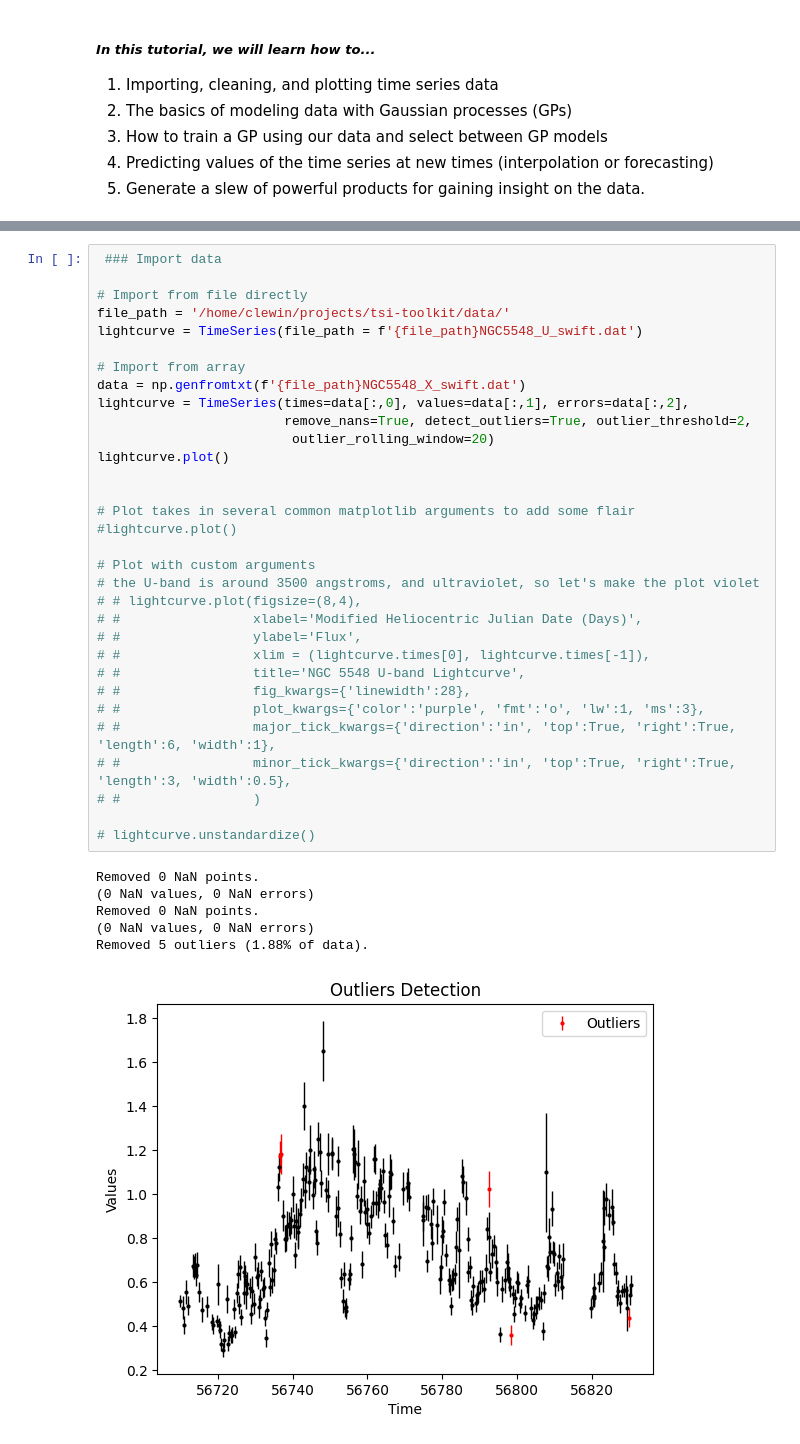
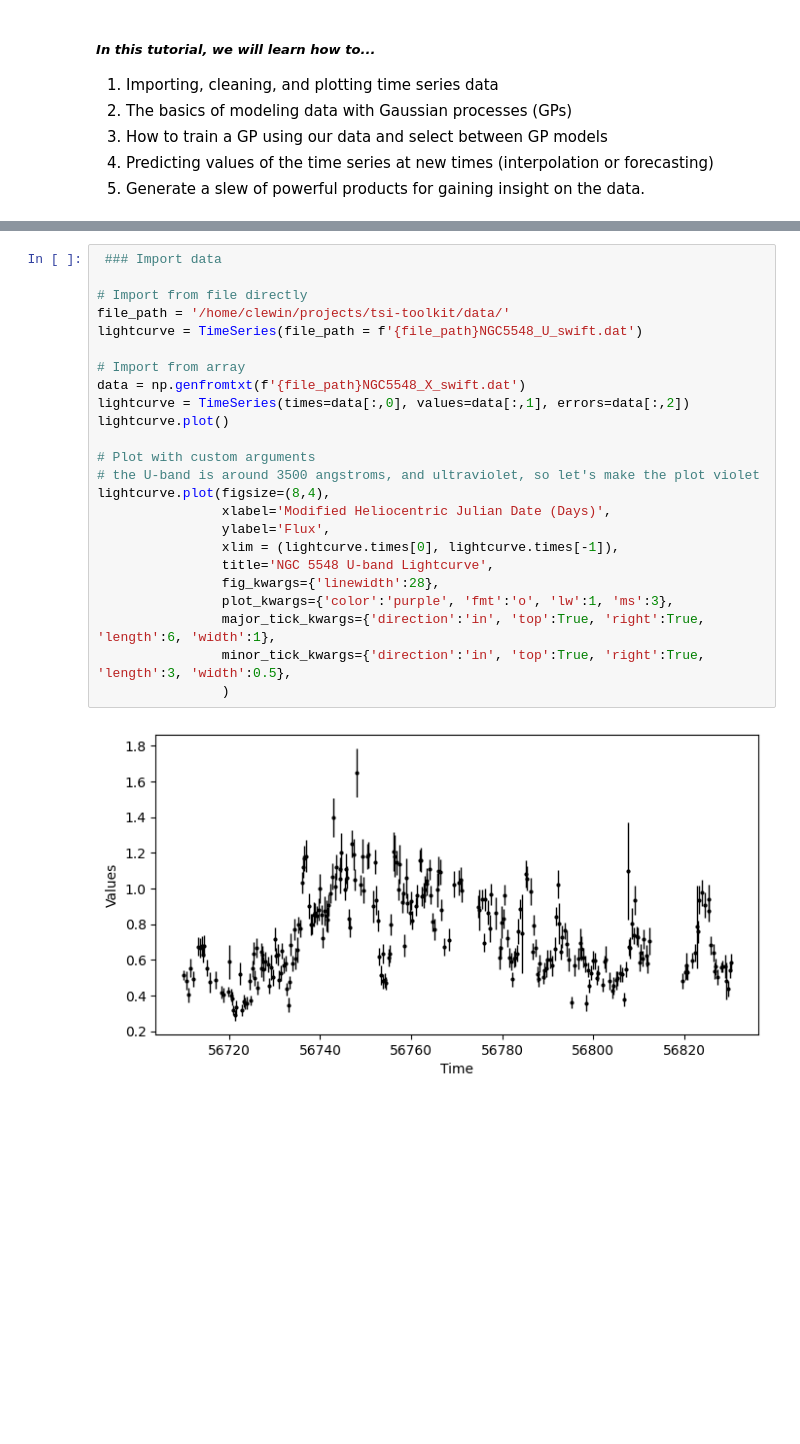
Before and after one commit to collinlewin/STELA-Toolkit, a Jupyter notebook: tutorials/gp_tutorial.ipynb, the cells around one changed output, grey strips where cells are left out. Drawn from its saved outputs; the diff is of its cells as text; blank space fills up the shorter version.

```diff
--- a/tutorials/gp_tutorial.ipynb
+++ b/tutorials/gp_tutorial.ipynb
@@ -24,39 +25,26 @@ The autoreload extension is already loaded. To reload it, use:
 # %%
  ### Import data
 
 # Import from file directly
 file_path = '/home/clewin/projects/tsi-toolkit/data/'
 lightcurve = TimeSeries(file_path = f'{file_path}NGC5548_U_swift.dat')
 
 # Import from array
 data = np.genfromtxt(f'{file_path}NGC5548_X_swift.dat')
-lightcurve = TimeSeries(times=data[:,0], values=data[:,1], errors=data[:,2],
-                        remove_nans=True, detect_outliers=True, outlier_threshold=2,
-                         outlier_rolling_window=20)
+lightcurve = TimeSeries(times=data[:,0], values=data[:,1], errors=data[:,2])
 lightcurve.plot()
-
-
-# Plot takes in several common matplotlib arguments to add some flair
-#lightcurve.plot()
 
 # Plot with custom arguments
 # the U-band is around 3500 angstroms, and ultraviolet, so let's make the plot violet
-# # lightcurve.plot(figsize=(8,4),
-# #                 xlabel='Modified Heliocentric Julian Date (Days)',
-# #                 ylabel='Flux',
-# #                 xlim = (lightcurve.times[0], lightcurve.times[-1]),
-# #                 title='NGC 5548 U-band Lightcurve',
-# #                 fig_kwargs={'linewidth':28},
-# #                 plot_kwargs={'color':'purple', 'fmt':'o', 'lw':1, 'ms':3},
-# #                 major_tick_kwargs={'direction':'in', 'top':True, 'right':True, 'length':6, 'width':1},
-# #                 minor_tick_kwargs={'direction':'in', 'top':True, 'right':True, 'length':3, 'width':0.5},
-# #                 )
-
-# lightcurve.unstandardize()
+lightcurve.plot(figsize=(8,4),
+                xlabel='Modified Heliocentric Julian Date (Days)',
+                ylabel='Flux',
+                xlim = (lightcurve.times[0], lightcurve.times[-1]),
+                title='NGC 5548 U-band Lightcurve',
+                fig_kwargs={'linewidth':28},
+                plot_kwargs={'color':'purple', 'fmt':'o', 'lw':1, 'ms':3},
+                major_tick_kwargs={'direction':'in', 'top':True, 'right':True, 'length':6, 'width':1},
+                minor_tick_kwargs={'direction':'in', 'top':True, 'right':True, 'length':3, 'width':0.5},
+                )
 # %% [output]
-Removed 0 NaN points.
-(0 NaN values, 0 NaN errors)
-Removed 0 NaN points.
-(0 NaN values, 0 NaN errors)
-Removed 5 outliers (1.88% of data).
-[figure, old version]
+[figure, new version]
```
Also changed, not shown: parts of 5 cells of this notebook.
